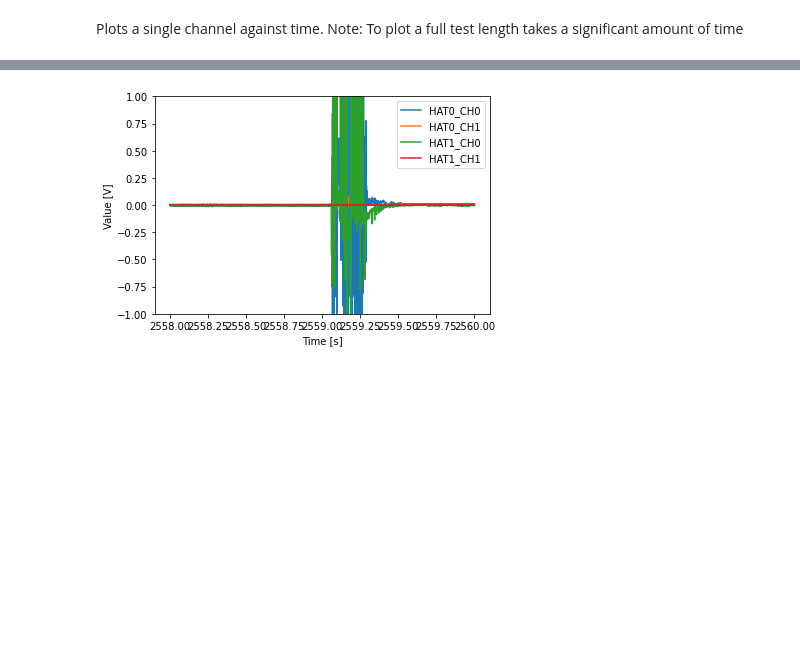
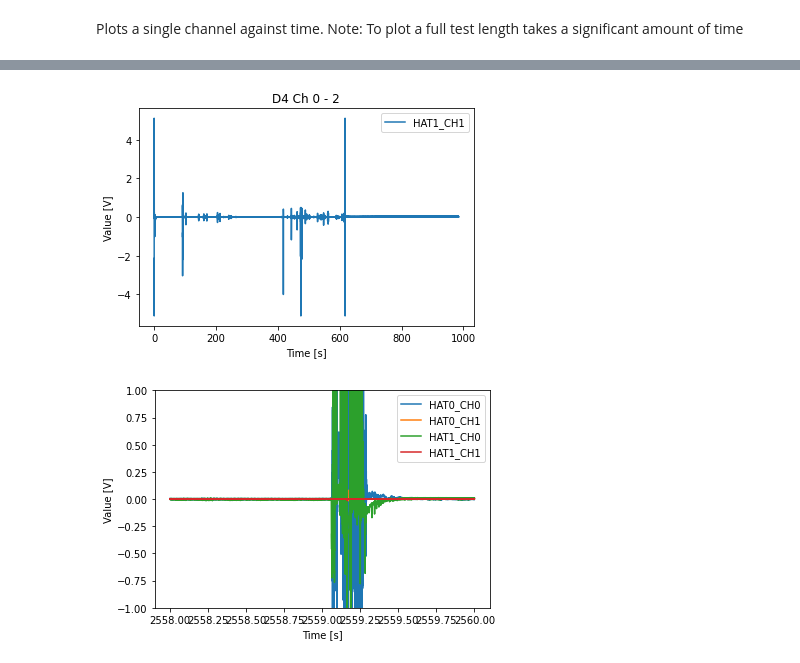
Before and after one commit to josmarcristello/Field-Test-Ferrier-2023, a Jupyter notebook: data processing/read_PI_data.ipynb, the cells around one changed output, grey strips where cells are left out. Saved outputs shown, nothing was run; the diff lists cells and outputs as text; code cells hidden in the pictures; blank space fills up the shorter version.

```diff
--- a/data processing/read_PI_data.ipynb
+++ b/data processing/read_PI_data.ipynb
@@ -281,3 +259,23 @@ plt.show()
+# %%
+time_values = data_frame.iloc[:, 0]
+device_data = data_frame[["HAT1_CH1"]]
+
+# Plot the first three columns with time_values as the x-axis
+plt.plot(time_values, device_data)
+
+#plt.xlim((45, 50))
+#plt.ylim((-2, 2))
+
+# Customize the plot
+plt.xlabel('Time [s]')
+plt.ylabel('Value [V]')
+plt.title('D4 Ch 0 - 2')
+plt.legend(device_data.columns, loc='best')
+
+# Show the plot
+plt.show()
+# %% [output]
+[figure, added]
 # %%
 def plot_data(data_frame, start=None, end=None):
     # Slice the data if start and end are provided
```
Also changed, not shown: parts of 11 cells of this notebook.
